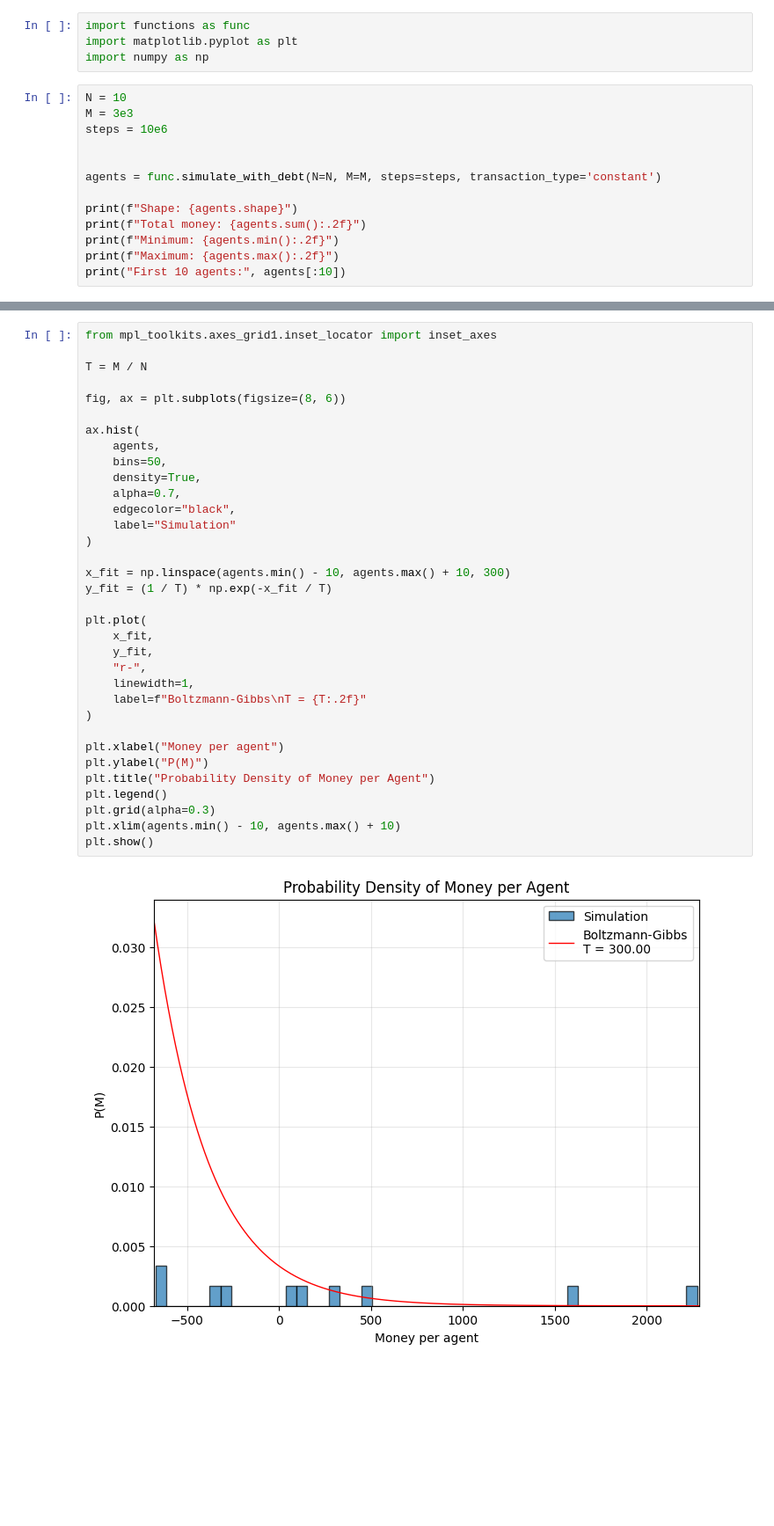
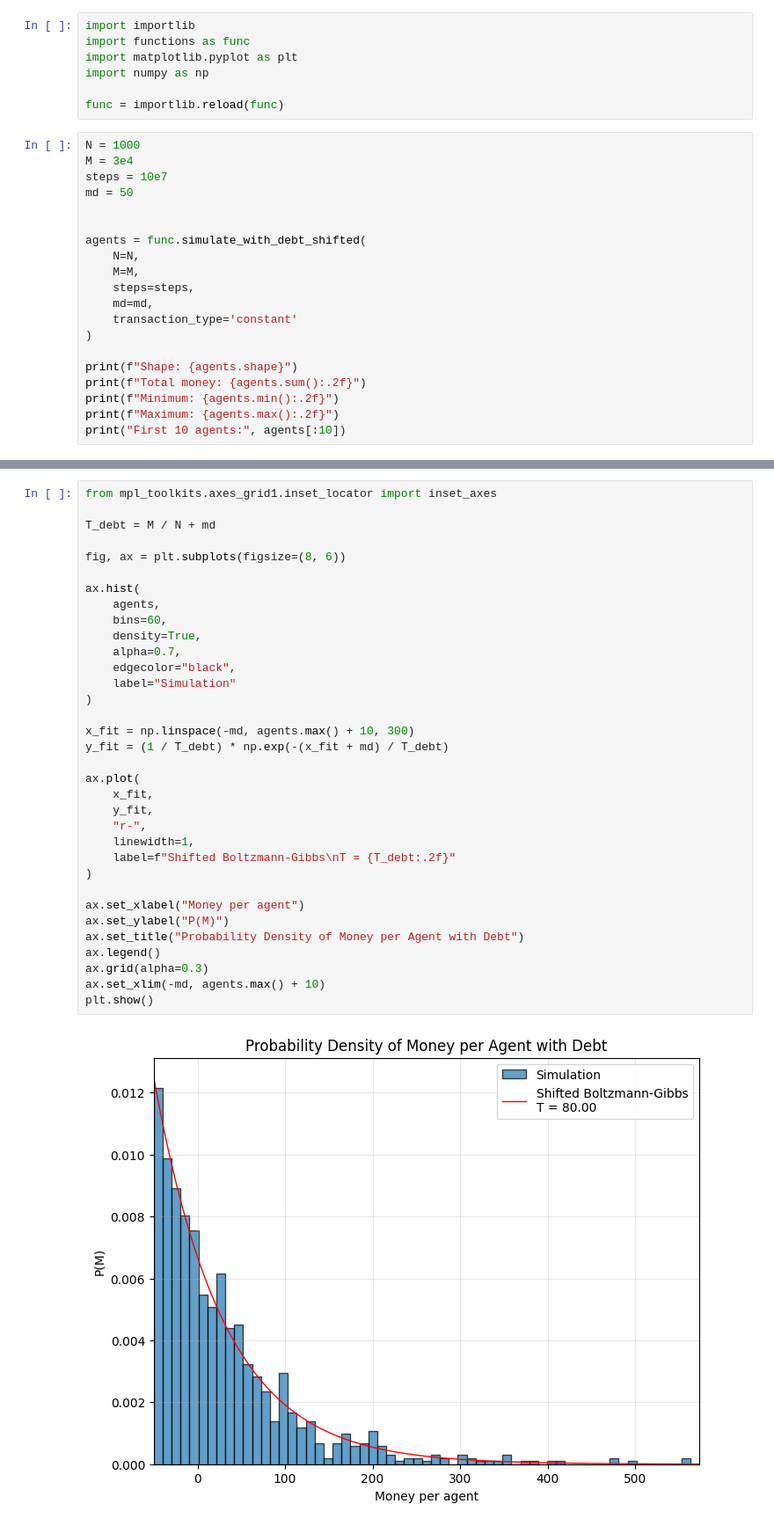
Before and after one commit to giacomells/Statistical-Mechanics-of-Money, a Jupyter notebook: Debt.ipynb, the cells around one changed output, grey strips where cells are left out. Shown at 88% size. Saved outputs shown, nothing was run; the diff lists cells and outputs as text; blank space fills up the shorter version.

```diff
--- a/Debt.ipynb
+++ b/Debt.ipynb
@@ -4,14 +4,24 @@ The agents exchange a fixed amount of money and debt is not allowed.
 # %%
+import importlib
 import functions as func
 import matplotlib.pyplot as plt
 import numpy as np
+
+func = importlib.reload(func)
 # %%
-N = 10
-M = 3e3
-steps = 10e6
+N = 1000
+M = 3e4
+steps = 10e7
+md = 50
 
 
-agents = func.simulate_with_debt(N=N, M=M, steps=steps, transaction_type='constant')
+agents = func.simulate_with_debt_shifted(
+    N=N,
+    M=M,
+    steps=steps,
+    md=md,
+    transaction_type='constant'
+)
 
 print(f"Shape: {agents.shape}")
 print(f"Total money: {agents.sum():.2f}")
@@ -27,39 +57,39 @@ First 10 agents: [-263. -333.  297. -672. -630. 1623.   57. 2276.  153.  492.]
 # %%
 from mpl_toolkits.axes_grid1.inset_locator import inset_axes
 
-T = M / N
+T_debt = M / N + md
 
 fig, ax = plt.subplots(figsize=(8, 6))
 
 ax.hist(
     agents,
-    bins=50,
+    bins=60,
     density=True,
     alpha=0.7,
     edgecolor="black",
     label="Simulation"
 )
 
-x_fit = np.linspace(agents.min() - 10, agents.max() + 10, 300)
-y_fit = (1 / T) * np.exp(-x_fit / T)
+x_fit = np.linspace(-md, agents.max() + 10, 300)
+y_fit = (1 / T_debt) * np.exp(-(x_fit + md) / T_debt)
 
-plt.plot(
+ax.plot(
     x_fit,
     y_fit,
     "r-",
     linewidth=1,
-    label=f"Boltzmann-Gibbs\nT = {T:.2f}"
+    label=f"Shifted Boltzmann-Gibbs\nT = {T_debt:.2f}"
 )
 
-plt.xlabel("Money per agent")
-plt.ylabel("P(M)")
-plt.title("Probability Density of Money per Agent")
-plt.legend()
-plt.grid(alpha=0.3)
-plt.xlim(agents.min() - 10, agents.max() + 10)
+ax.set_xlabel("Money per agent")
+ax.set_ylabel("P(M)")
+ax.set_title("Probability Density of Money per Agent with Debt")
+ax.legend()
+ax.grid(alpha=0.3)
+ax.set_xlim(-md, agents.max() + 10)
 plt.show()
 # %% [output]
-[figure, old version]
+[figure, new version]
 # %%
 fig, ax = plt.subplots(figsize=(8, 6))
 
```
Also changed, not shown: parts of 5 cells of this notebook, 4 other files.
